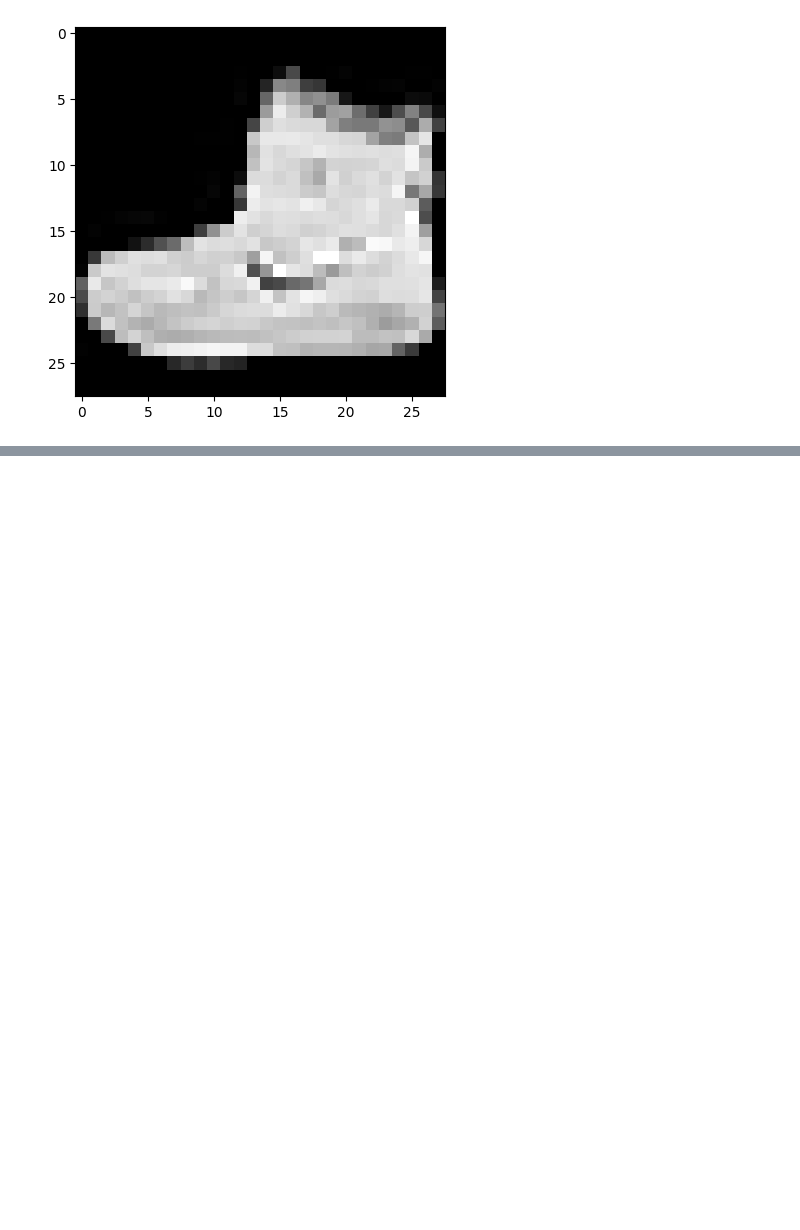
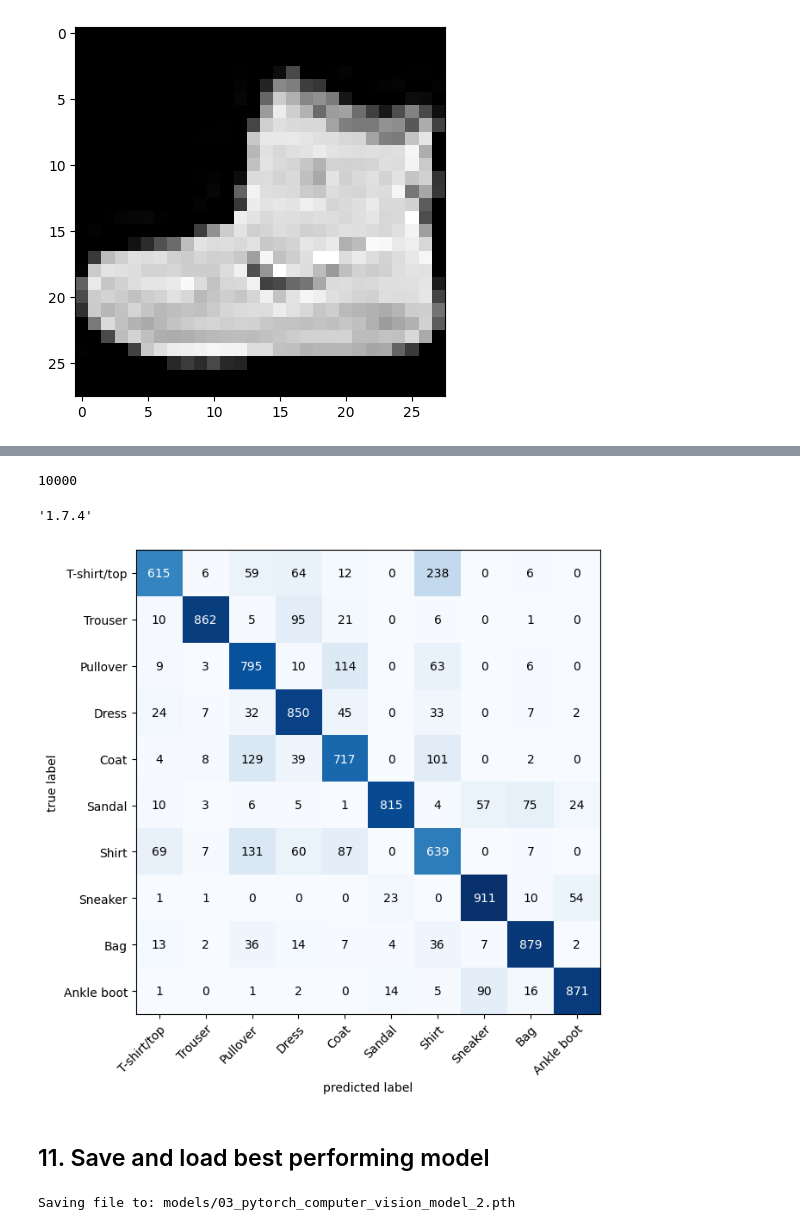
Before and after one commit to lherbbb/LearningPyTorch_1, a Jupyter notebook: Chapter 3 - Computer Vision.ipynb, the cells around one changed output, grey strips where cells are left out. Saved outputs shown, nothing was run; the diff lists cells and outputs as text; code cells hidden in the pictures; blank space fills up the shorter version.

```diff
--- a/Chapter 3 - Computer Vision.ipynb
+++ b/Chapter 3 - Computer Vision.ipynb
@@ -744,0 +1011,17 @@ plt.imshow(image.squeeze(), cmap='gray')
+# %%
+y_preds = []
+model_2.eval()
+with torch.inference_mode():
+    for X, y in tqdm(test_dataloader, desc="Making predictions..."):
+        X, y = X.to(device='cpu'), y.to(device='cpu')
+        # Do forward pass
+        y_logits = model_2(X)
+        # Turn predictions from logits -> prediction probabilities -> prediction labels
+        y_pred = torch.softmax(y_logits.squeeze(), dim=0).argmax(dim=1)
+        # Put on CPU for evaluation
+        y_preds.append(y_pred.cpu())
+
+# Concatenate list of predictions into a tensor
+print(y_preds)
+y_pred_tensor = torch.cat(y_preds)
+y_pred_tensor[:10]
@@ -744,0 +1047,40 @@ plt.imshow(image.squeeze(), cmap='gray')
+# %%
+len(y_pred_tensor)
+# %% [output]
+10000
+# %%
+import torchmetrics
+torchmetrics.__version__
+# %% [output]
+'1.7.4'
+# %%
+from torchmetrics import ConfusionMatrix
+from mlxtend.plotting import plot_confusion_matrix
+
+# 2. Setup confusion instance and compare predictions to targets
+confmat = ConfusionMatrix(task='multiclass', num_classes=len(class_names))
+confmat_tensor = confmat(y_pred_tensor, test_data.targets)
+
+# 3. Plot the confusion matrix
+fig, ax = plot_confusion_matrix(
+    conf_mat=confmat_tensor.numpy(),
+    class_names=class_names,
+    figsize=(10, 7),
+)
+# %% [output]
+[figure, added]
+# %% [markdown]
+## 11. Save and load best performing model
+# %%
+from pathlib import Path
+MODEL_PATH = Path('models')
+MODEL_PATH.mkdir(parents=True, exist_ok=True)
+
+# Create model save path
+MODEL_NAME = '03_pytorch_computer_vision_model_2.pth'
+MODEL_SAVE_PATH = MODEL_PATH / MODEL_NAME
+print(f"Saving file to: {MODEL_SAVE_PATH}")
+torch.save(obj=model_2.state_dict(),
+           f=MODEL_SAVE_PATH)
+# %% [output]
+Saving file to: models/03_pytorch_computer_vision_model_2.pth
```
Also changed, not shown: parts of 29 cells of this notebook.
